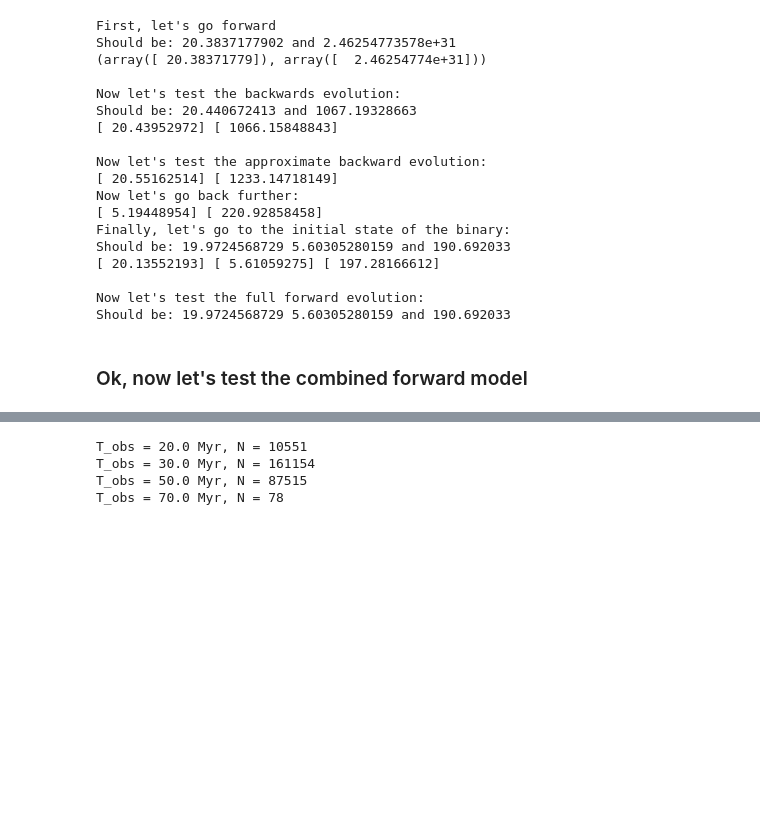
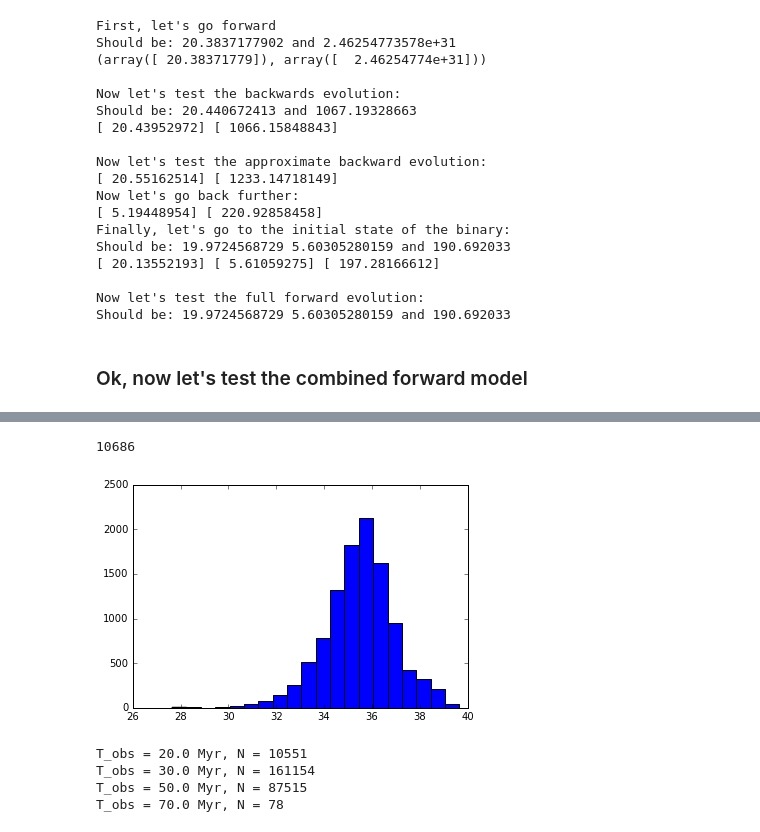
Before and after one commit to astroJeff/XRB, a Jupyter notebook: notebooks/XRB Probability.ipynb, the cells around one changed output, grey strips where cells are left out. Saved outputs shown, nothing was run; the diff lists cells and outputs as text; code cells hidden in the pictures; blank space fills up the shorter version.

```diff
--- a/notebooks/XRB Probability.ipynb
+++ b/notebooks/XRB Probability.ipynb
@@ -30,7 +30,7 @@ yr_to_sec = 31557600.0 # Sec in yr
 M_0 = 0.073 # in Msun
 xi = 0.704
 M_NS = 1.35
-v_wind = 1000.0 # companion velocity in km/s
+v_wind = 100.0 # companion velocity in km/s
 R_NS = 12.0  # NS radius in km
 # %% [markdown]
 ### The first mass transfer phase
@@ -280,7 +280,7 @@ def func_Lx_forward(M_1_a, M_2_a, M_2_in, A_in, t_obs):
     L_x = L_bol
 
 
-    return M_2_out, L_x
+    return M_2_out, M_dot_wind, M_dot_out, L_x
 
 
 def func_Lx_backward(M_1_a, M_2_a, M_2_in, L_x, t_obs):
@@ -652,3 +658,13 @@ plt.show()
+# %%
+print len(M2_dot[M2_dot>0.0])
+#plt.hist(M2_d, bins=20)
+#plt.hist(np.log10(M2_wind[M2_wind>0.0]), bins=20)
+#plt.hist(np.log10(M2_dot[M2_dot>0.0]), bins=20)
+plt.hist(np.log10(L_x[L_x>0.0]), bins=20)
+plt.show()
+# %% [output]
+10686
+[figure, added]
 # %%
 plt.figure(figsize=(6,15))
 
```
Also changed, not shown: parts of 3 cells of this notebook.
